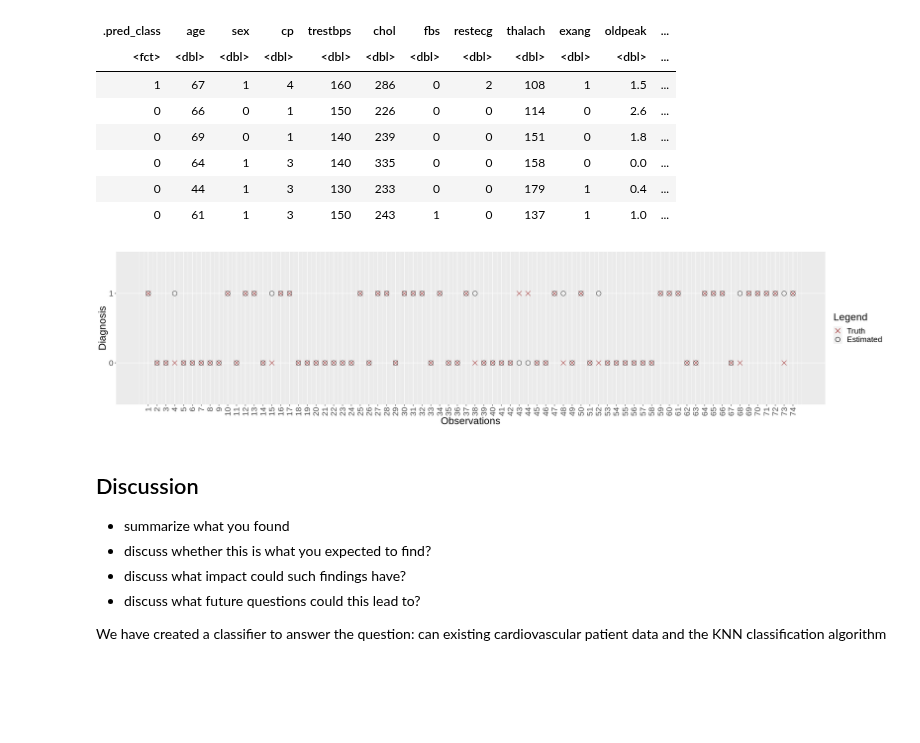
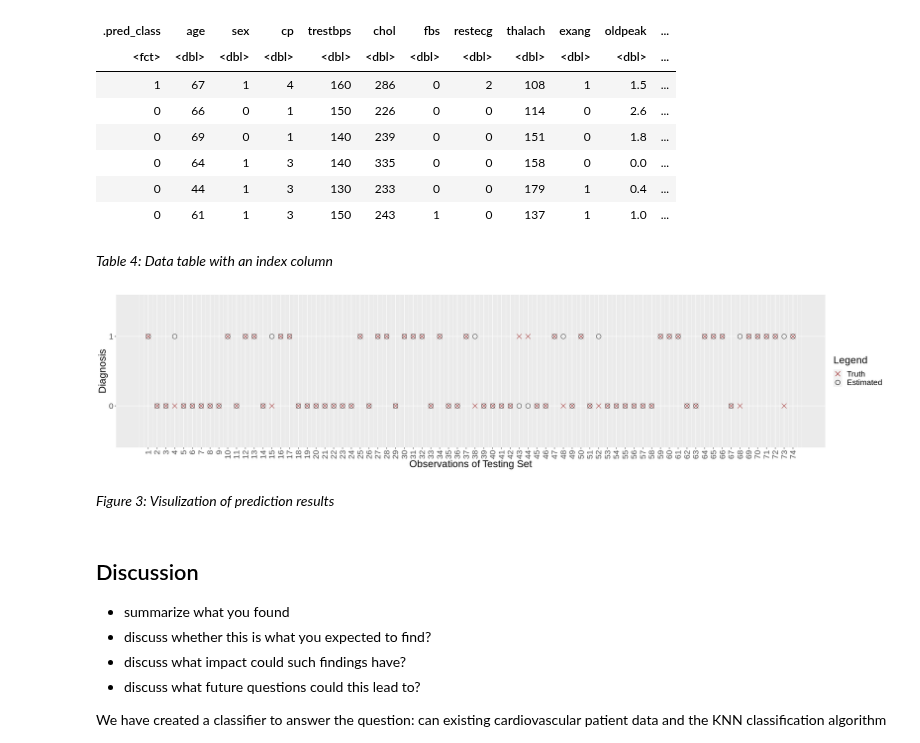
Before and after one commit to acholj/Updated-DSCI-Group-Project, a Jupyter notebook: Heart_Disease_Report.ipynb, the cells around one changed output. Drawn from its saved outputs; the diff is of its cells as text; code cells hidden in the pictures; blank space fills up the shorter version.

```diff
--- a/Heart_Disease_Report.ipynb
+++ b/Heart_Disease_Report.ipynb
@@ -362,34 +367,3 @@ confusion
 Prediction  0  1
          0 38  7
          1  2 27
-# %%
-# Create a new model specification for the optimal K value
-heart_best <- nearest_neighbor (weight_func = 'rectangular', neighbors = best_k) %>%
-                set_engine ('kknn') %>%
-                set_mode ('classification')
-
-# Retrain the classifier
-heart_fit <- workflow () %>%
-                add_recipe (heart_recipe) %>%
-                add_model (heart_best) %>%
-                fit (data = heart_train)
-
-# Use the classifer to predict on the testing set
-heart_diagnosis_pred <- predict(heart_fit, heart_test) %>%
-                            bind_cols(heart_test)
-
-# Collect evaluation metrics -- Accuracy
-heart_accuracy <- heart_diagnosis_pred %>%
-                        metrics(truth = diagnosis, estimate = .pred_class)%>%
-                        filter(.metric == 'accuracy') %>%
-                        select(.estimate) %>%
-                        pull()
-
-paste("The estimated Accuracy is:", as.character(heart_accuracy))
-
-
-# Present the Confusion Matrix
-confusion <- heart_diagnosis_pred %>%
-                conf_mat(truth = diagnosis, estimate = .pred_class)
-paste("Confusion Matrix:")
-confusion
@@ -420,27 +387,31 @@ A tibble: 6 × 16
 | 0 | 64 | 1 | 3 | 140 | 335 | 0 | 0 | 158 | 0 | 0.0 | ... |
 | 0 | 44 | 1 | 3 | 130 | 233 | 0 | 0 | 179 | 1 | 0.4 | ... |
 | 0 | 61 | 1 | 3 | 150 | 243 | 1 | 0 | 137 | 1 | 1.0 | ... |
+# %% [markdown]
+*Table 4: Data table with an index column*
 # %%
 options(repr.plot.width=22,repr.plot.height=5)
 
 colors <- c("Truth" = "black", "Estimated" = "#8B0000")
 shapes <- c("truth" = 1, "estimated" = 4)
 mapping <- ggplot(heart_diagnosis_pred,aes(x=index)) +
             geom_point(aes(y=diagnosis, color= 'Truth',shape='truth'),size=4)+
             geom_point(aes(y=.pred_class, color='Estimated',shape='estimated'),size=4)+
             scale_x_continuous(breaks=1:nrow(heart_diagnosis_pred)) +
-            labs(x='Observations',y='Diagnosis',shape="",color="")+
+            labs(x='Observations of Testing Set',y='Diagnosis',shape="",color="")+
             scale_color_manual(name="Legend", labels=c("Truth","Estimated"),values=colors)+
             scale_shape_manual(name="Legend", labels=c("Truth","Estimated"),values=shapes)+
             theme(text=element_text(size=20), axis.text.x = element_text(angle = 90, vjust = 0.5, hjust=1))
 mapping
 
 # Source:
 # http://www.sthda.com/english/wiki/r-plot-pch-symbols-the-different-point-shapes-available-in-r
 # https://stackoverflow.com/questions/12410908/combine-legends-for-color-and-shape-into-a-single-legend
 # https://community.rstudio.com/t/adding-manual-legend-to-ggplot2/41651/4
 # %% [output]
-[figure, old version]
+[figure, new version]
+# %% [markdown]
+*Figure 3: Visulization of prediction results*
 # %% [markdown]
 ## Discussion
 - summarize what you found
```
Also changed, not shown: parts of 25 cells of this notebook.
